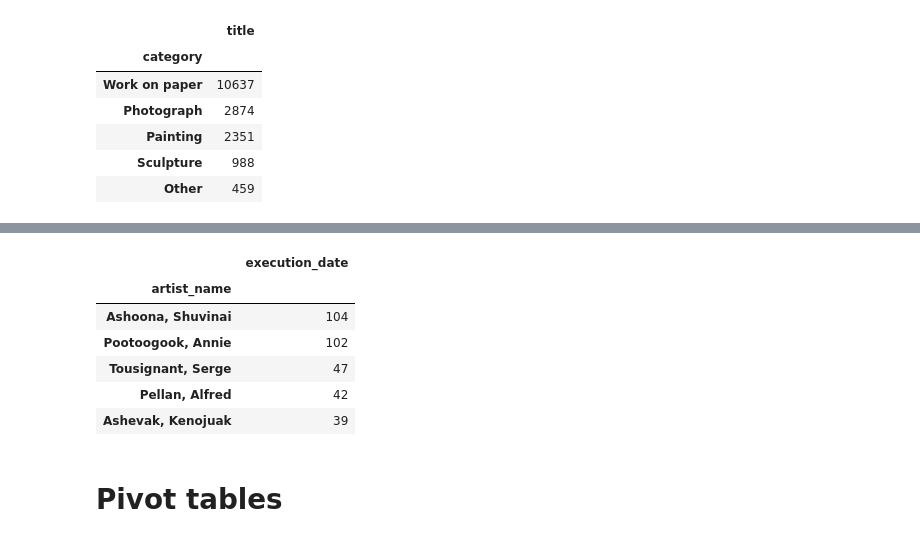
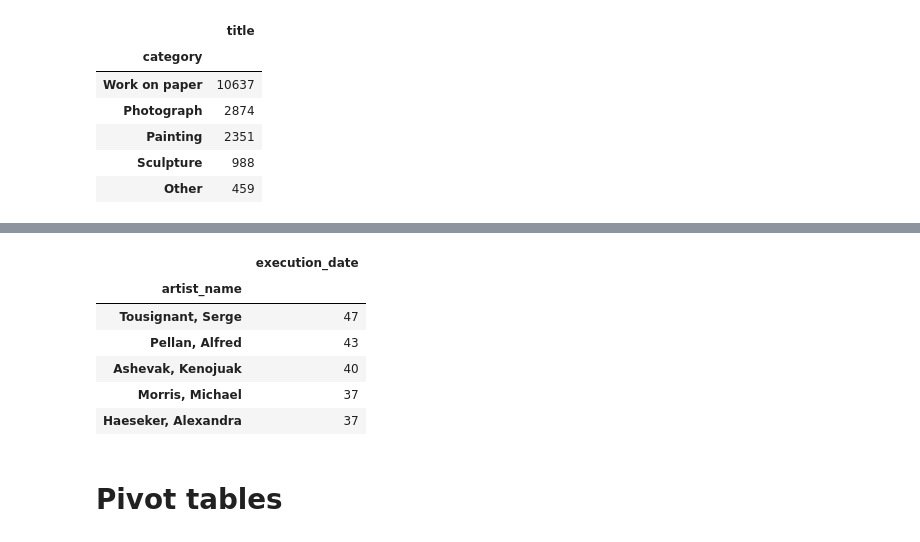
Before and after one commit to versae/DH2304, a Jupyter notebook: class07.ipynb, the cells around one changed output, grey strips where cells are left out. Cells and saved outputs as stored; diff of their text form; code cells hidden in the pictures.

```diff
--- a/class07.ipynb
+++ b/class07.ipynb
@@ -538,0 +518,3 @@ arts.head()
+# %%
+arts["execution_date"] = arts["execution_date"].str.findall(r"(\d+)").str[0]
+arts["execution_date"].head()
@@ -539,6 +528,6 @@ arts.head()
 # %%
 # 1. If a year is lower than 100, then is referred to 1900. For example, 78 is actually 1978, and that needs to be fixed too.
 arts["execution_date"] = arts["execution_date"].astype(float)
-arts["execution_date"] = arts["execution_date"].apply(lambda x: # .. #)
+arts["execution_date"] = arts["execution_date"].apply(lambda value: 1900 + value if value < 100 else value)
 arts.head()
 # %% [output]
@@ -597,3 +586,6 @@ artworks_by_category.sort("title", ascending=False).head()
 | Painting | 2351 |
 | Sculpture | 988 |
 | Other | 459 |
+# %%
+arts['title_len'] = arts['title'].apply(len)
+arts.head()
@@ -600,6 +599,6 @@ artworks_by_category.sort("title", ascending=False).head()
 # %%
 # 6. Get the average length of artworks titles per category and artist.
-arts['title_length'] = arts['title']. # ...
-length_by_category = arts.groupby # ... # .aggregate(# ... #)
-length_by_category.sort # ...
+arts['title_length'] = arts['title'].apply(len)
+length_by_category = arts.groupby("category")[["title_len"]].aggregate(np.mean)
+length_by_category.sort("title_len")
 # %% [output]
@@ -625,16 +625,16 @@ artworks_by_year.sort # ...
 # %%
 # 8. Get the approximate period of production for each artist. If an artist painted from 1970 to 1990, the period is 20.
-period_min = arts.groupby # ...
-period_max = arts.groupby # ...
-(# ... # - # ... #).sort # ...
+period_min = arts.groupby("artist_name")[["execution_date"]].aggregate(np.min)
+period_max = arts.groupby("artist_name")[["execution_date"]].aggregate(np.max)
+(period_max - period_min + 1).sort("execution_date", ascending=False).head(5)
 # %% [output]
 |  | execution_date |
 | artist_name |  |
-| Ashoona, Shuvinai | 104 |
-| Pootoogook, Annie | 102 |
 | Tousignant, Serge | 47 |
-| Pellan, Alfred | 42 |
-| Ashevak, Kenojuak | 39 |
+| Pellan, Alfred | 43 |
+| Ashevak, Kenojuak | 40 |
+| Morris, Michael | 37 |
+| Haeseker, Alexandra | 37 |
 # %% [markdown]
 # Pivot tables
 # %% [markdown]
```
Also changed, not shown: parts of 16 cells of this notebook.
